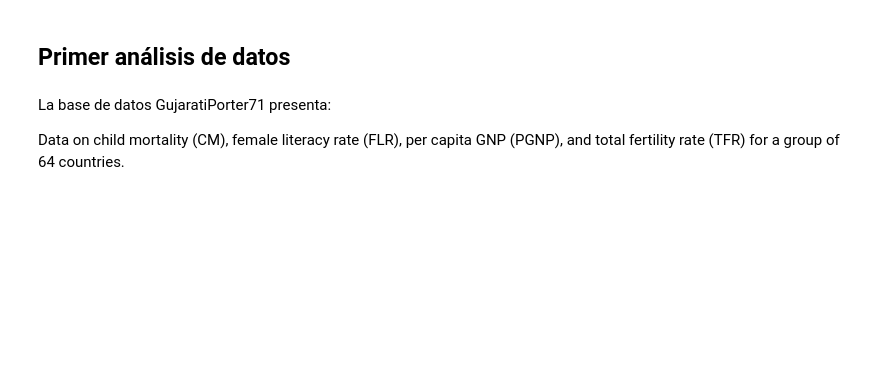
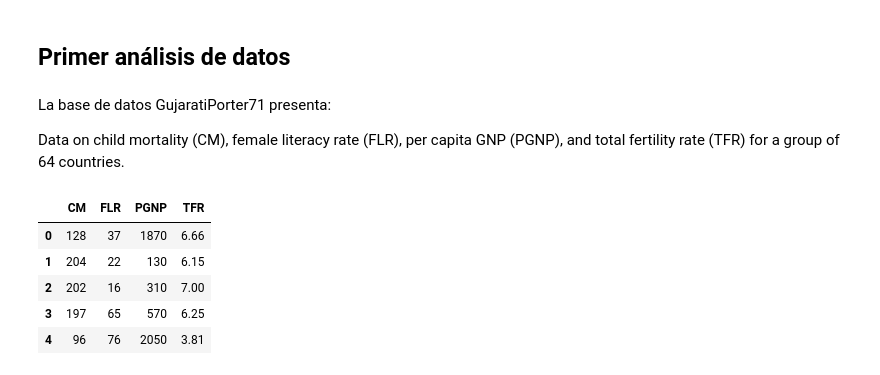
Before and after one commit to JuanAcevedoEcon/Advanced-Econometrics-MSc-, a Jupyter notebook: 1. Ordinary Least Squares (OLS)/(1) Introducción a Python.ipynb, the cells around one changed output. Cells and saved outputs as stored; diff of their text form; code cells hidden in the pictures; blank space fills up the shorter version.

```diff
--- a/1. Ordinary Least Squares (OLS)/(1) Introducción a Python.ipynb
+++ b/1. Ordinary Least Squares (OLS)/(1) Introducción a Python.ipynb
@@ -237,0 +270,10 @@ sns._______
+# %%
+data = pd.read_csv(r"C:\Users\juaaceve\Downloads\Advanced-Econometrics-MSc--master\Advanced-Econometrics-MSc--master\Bases de datos\GujaratiPorter71.txt", delimiter = "\t")
+data.head()
+# %% [output]
+|  | CM | FLR | PGNP | TFR |
+| 0 | 128 | 37 | 1870 | 6.66 |
+| 1 | 204 | 22 | 130 | 6.15 |
+| 2 | 202 | 16 | 310 | 7.00 |
+| 3 | 197 | 65 | 570 | 6.25 |
+| 4 | 96 | 76 | 2050 | 3.81 |
```
Also changed, not shown: parts of 19 cells of this notebook.
